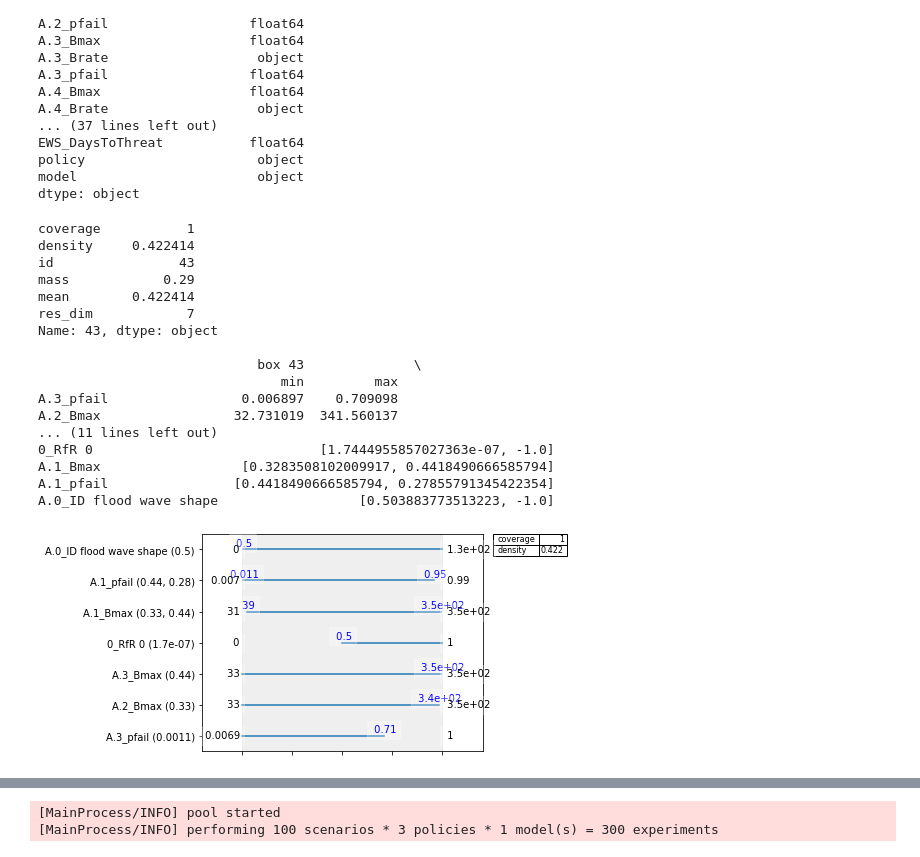
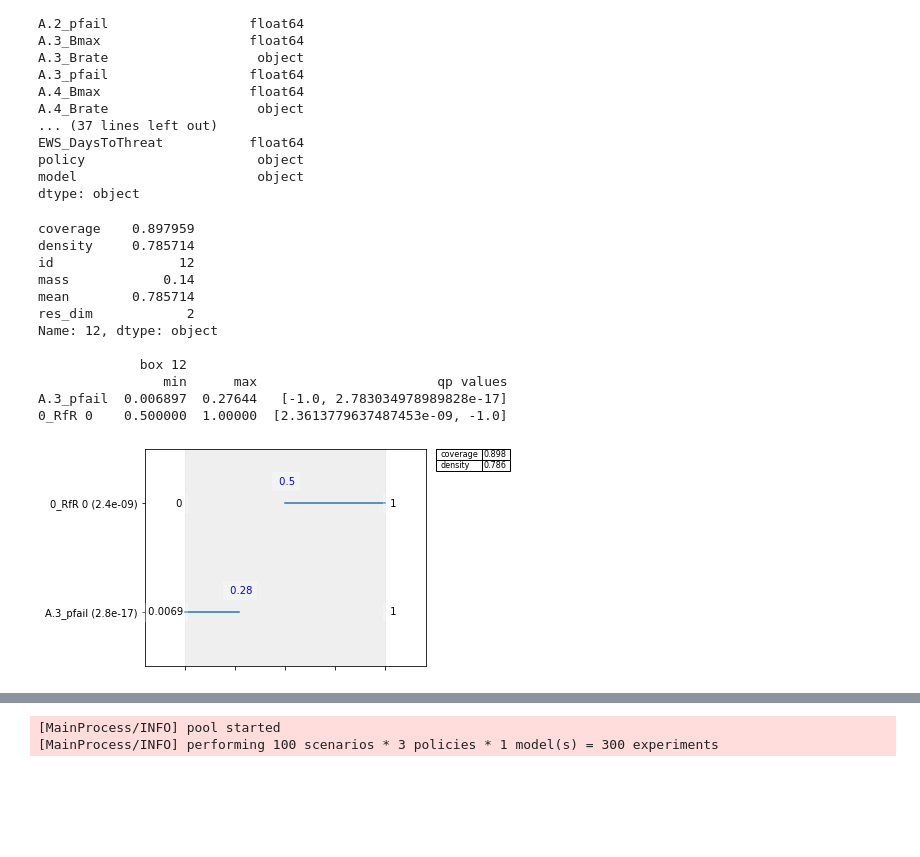
Before and after one commit to tamarvooijs/MBDM, a Jupyter notebook: final assignment/Problem Formulations-Laszlo.ipynb, the cells around one changed output, grey strips where cells are left out. Cells and saved outputs as stored; diff of their text form; code cells hidden in the pictures; blank space fills up the shorter version.

```diff
--- a/final assignment/Problem Formulations-Laszlo.ipynb
+++ b/final assignment/Problem Formulations-Laszlo.ipynb
@@ -147,0 +125,23 @@ plt.show()
+# %%
+#running the model through EMA workbench
+from ema_workbench import (MultiprocessingEvaluator, ema_logging,
+                           perform_experiments, SequentialEvaluator)
+ema_logging.log_to_stderr(ema_logging.INFO)
+
+with MultiprocessingEvaluator(dike_model) as evaluator:
+    results = evaluator.perform_experiments(scenarios=100, policies=100)
+#observing the simulation runs
+experiments, outcomes = results
+print(outcomes.keys())
+experiments
+policies = experiments['policy']
+
+for i, policy in enumerate(np.unique(policies)):
+    experiments.loc[experiments['policy']==policy, 'policy'] = str(i)
+
+data = pd.DataFrame(outcomes)
+data['policy'] = policies
+
+A_3data = data[['A.3_Expected Annual Damage', 'A.3_Dike Investment Costs', 'A.3_Expected Number of Deaths', 'RfR Total Costs', 'Expected Evacuation Costs', "policy"]]
+sns.pairplot(A_3data, hue='policy', vars=['A.3_Expected Annual Damage', 'A.3_Dike Investment Costs', 'A.3_Expected Number of Deaths', 'RfR Total Costs', 'Expected Evacuation Costs'])
+plt.show()
@@ -319,7 +322,7 @@ from ema_workbench.analysis import prim
 x = experiments
 y = outcomes['A.3_Expected Number of Deaths'] > worst50[0]
 
-prim_alg = prim.Prim(x, y, threshold=0.8, peel_alpha=0.01, mass_min=0.001)
+prim_alg = prim.Prim(x, y, threshold=0.8, peel_alpha=0.1, mass_min=0.001)
 box = prim_alg.find_box()
 
 box.show_tradeoff()
@@ -350,25 +353,20 @@ policy                      object
 model                       object
 dtype: object
 # %%
-box.inspect(43)
-box.inspect(43,style='graph')
+box.inspect(12)
+box.inspect(12,style='graph')
 plt.show()
 # %% [output]
-coverage           1
-density     0.422414
-id                43
-mass            0.29
-mean        0.422414
-res_dim            7
-Name: 43, dtype: object
+coverage    0.897959
+density     0.785714
+id                12
+mass            0.14
+mean        0.785714
+res_dim            2
+Name: 12, dtype: object
 
-                            box 43              \
-                               min         max
-A.3_pfail                 0.006897    0.709098
-A.2_Bmax                 32.731019  341.560137
-... (11 lines left out)
-0_RfR 0                             [1.7444955857027363e-07, -1.0]
-A.1_Bmax                  [0.3283508102009917, 0.4418490666585794]
-A.1_pfail                [0.4418490666585794, 0.27855791345422354]
-A.0_ID flood wave shape                  [0.503883773513223, -1.0]
+             box 12
+                min      max                       qp values
+A.3_pfail  0.006897  0.27644   [-1.0, 2.783034978989828e-17]
+0_RfR 0    0.500000  1.00000  [2.3613779637487453e-09, -1.0]
-[figure, old version]
+[figure, new version]
```
Also changed, not shown: parts of 7 cells of this notebook.
